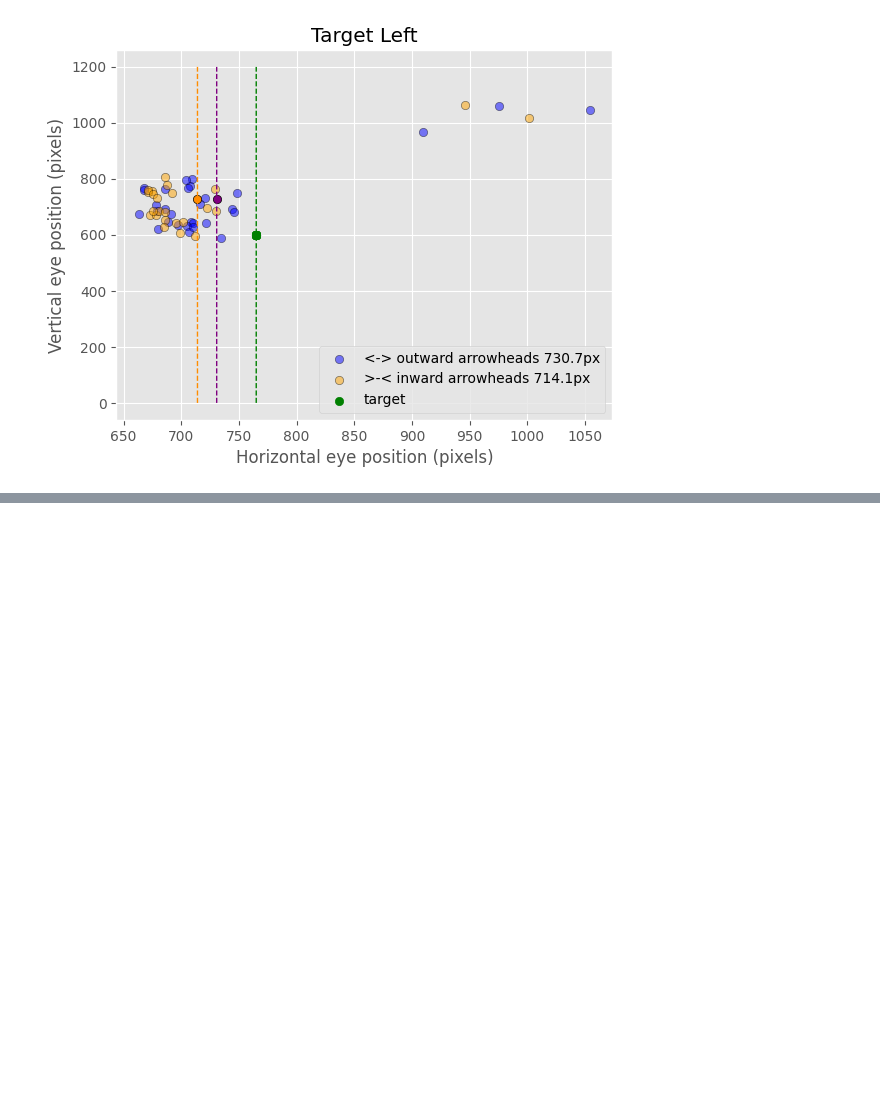
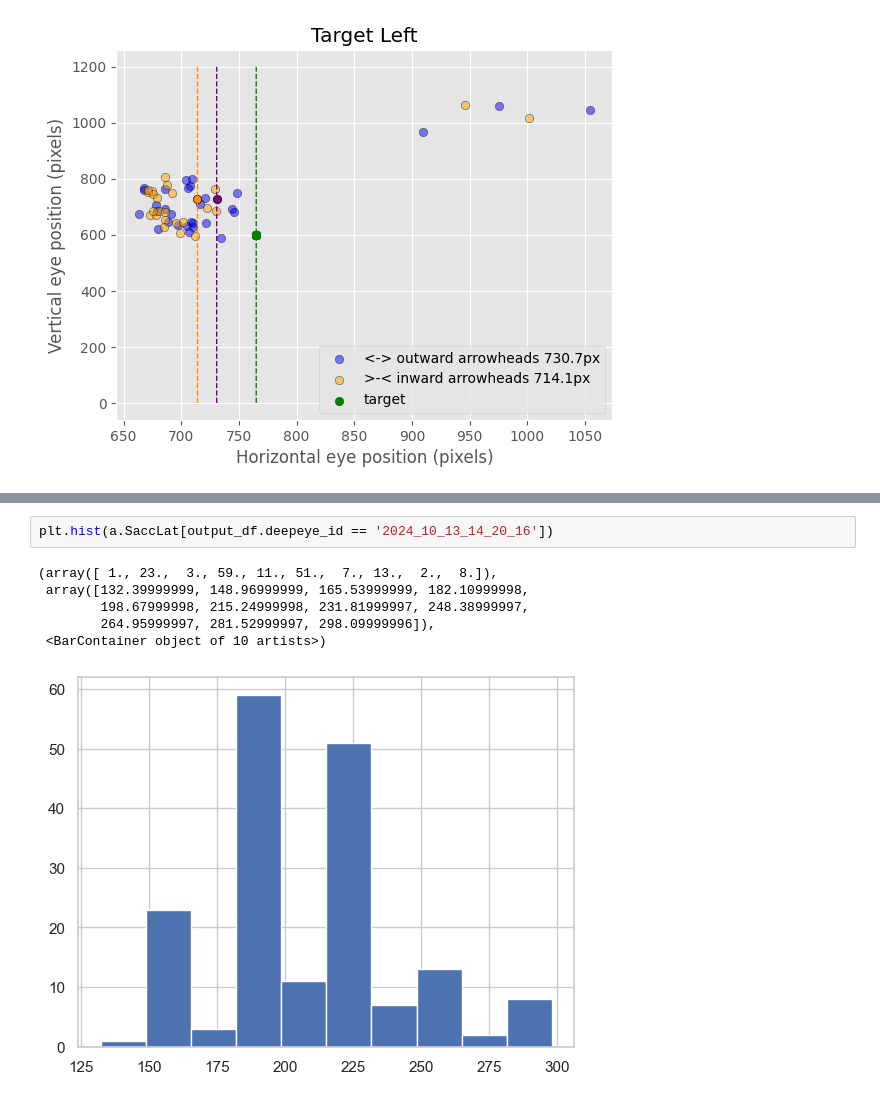
Before and after one commit to artembelopolsky/DeepEye_analyze, a Jupyter notebook: deepeye_analyze_MullerLyerNew.ipynb, the cells around one changed output, grey strips where cells are left out. Drawn from its saved outputs; the diff is of its cells as text; blank space fills up the shorter version.

```diff
--- a/deepeye_analyze_MullerLyerNew.ipynb
+++ b/deepeye_analyze_MullerLyerNew.ipynb
@@ -246,0 +286,9 @@ Target Right Inward Arrow: 1247.051071449396
+# %%
+plt.hist(a.SaccLat[output_df.deepeye_id == '2024_10_13_14_20_16'])
+# %% [output]
+(array([ 1., 23.,  3., 59., 11., 51.,  7., 13.,  2.,  8.]),
+ array([132.39999999, 148.96999999, 165.53999999, 182.10999998,
+        198.67999998, 215.24999998, 231.81999997, 248.38999997,
+        264.95999997, 281.52999997, 298.09999996]),
+ <BarContainer object of 10 artists>)
+[figure, added]
```
Also changed, not shown: parts of 7 cells of this notebook.
